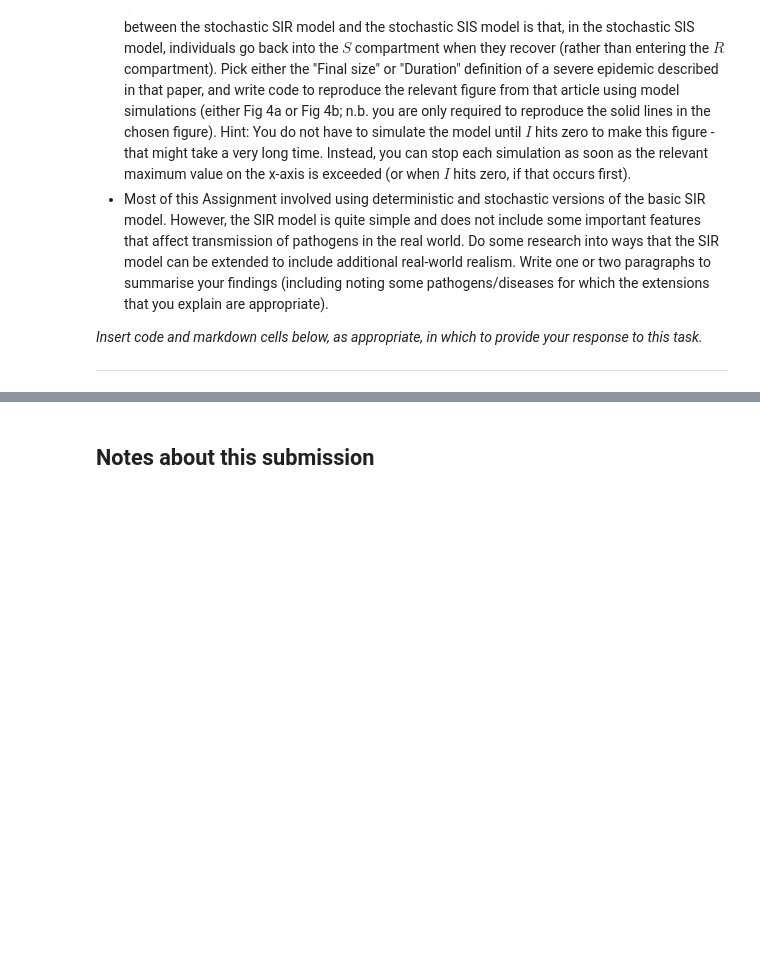
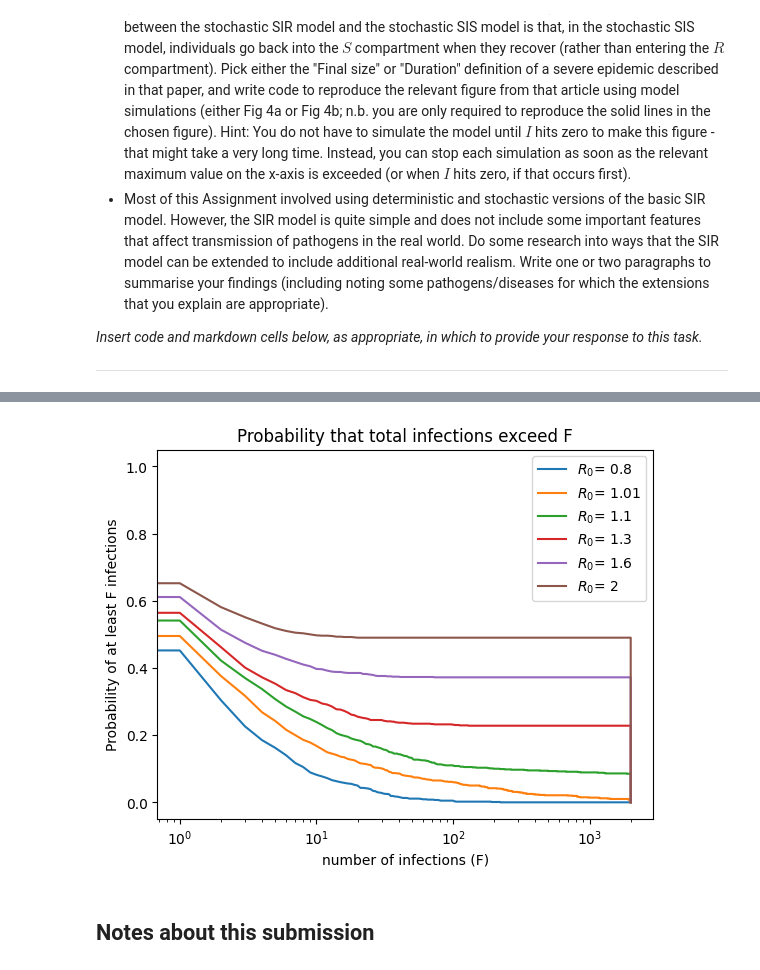
Before and after one commit to irfanwasway/AbelianGrapes, a Jupyter notebook: Epidemiology_Project_Specification.ipynb, the cells around one changed output, grey strips where cells are left out. Cells and saved outputs as stored; diff of their text form; code cells hidden in the pictures; blank space fills up the shorter version.

```diff
--- a/Epidemiology_Project_Specification.ipynb
+++ b/Epidemiology_Project_Specification.ipynb
@@ -750,3 +750,60 @@ plt.show()
+# %%
+# Setting parameters for number of simulations (a large number), and the max m to be plotted. #
+num_simulations = 1000
+max_m = 2000
+m_values = np.arange(0, max_m + 1, 1)
+
+# Create an array to store the M values collected in the simulations. #
+M_values = [[],[],[],[],[],[]]
+prob_M_greater_m = []
+R0 = [0.8, 1.01, 1.1, 1.3, 1.6, 2]
+a = r'R_0'
+
+# Run SIR simulations.
+for j in range(6):
+    for i in range(1, num_simulations + 1):
+
+        # Inputting parameters
+        beta = R0[j] * 10**-4
+        mu = 0.1
+
+        # Set initial conditions. #
+        S = 10**3 - 1
+        I = 1
+        R = 0
+        # While the outbreak is ongoing (I > 0) and m<2000, generate events. #
+        while (I > 0 and I+R<2000):
+            r1 = np.random.uniform(0, 1)
+            totalRate = beta * I * S + mu * I
+            t = - (1 / totalRate) * np.log(r1)
+
+            r2 = np.random.uniform(0, 1)
+            if r2 < beta * I * S / totalRate:
+                S = S - 1
+                I = I + 1
+            else:
+                I = I - 1
+                S = S + 1
+                R = R + 1
+
+        # Defining the value of M after the simulation and adding it to our array each time. #
+        M = I + R
+        M_values[j].append(M)
+
+    # Calculating the probabilities. #
+    prob_M_greater_m.append([sum(M > m for M in M_values[j]) / num_simulations for m in m_values])
+
+    # Plotting the results. #
+    plt.plot(m_values, prob_M_greater_m[j], marker='', linestyle='-', label="$%s$"%a + f"= {R0[j]}")
+plt.xlabel("number of infections (F)")
+plt.ylabel("Probability of at least F infections")
+plt.title("Probability that total infections exceed F")
+plt.xscale("log")
+plt.legend()
+
+plt.show()
+# %% [output]
+[figure, added]
 # %% [markdown]
 ## Notes about this submission
 # %% [markdown]
```
Also changed, not shown: parts of 1 cell of this notebook.
